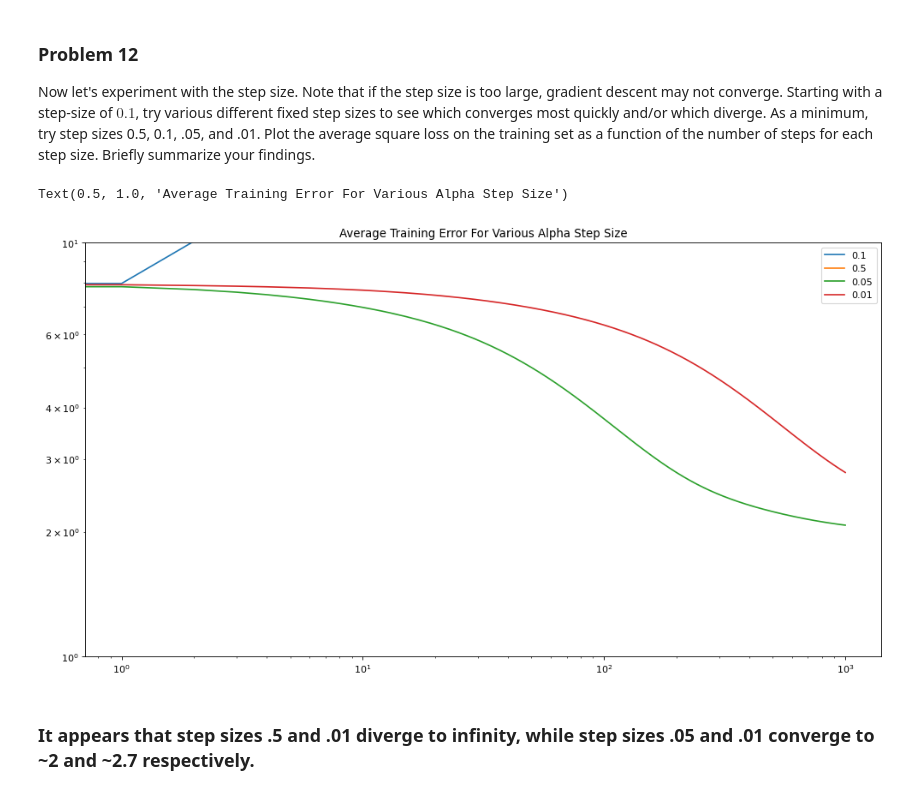
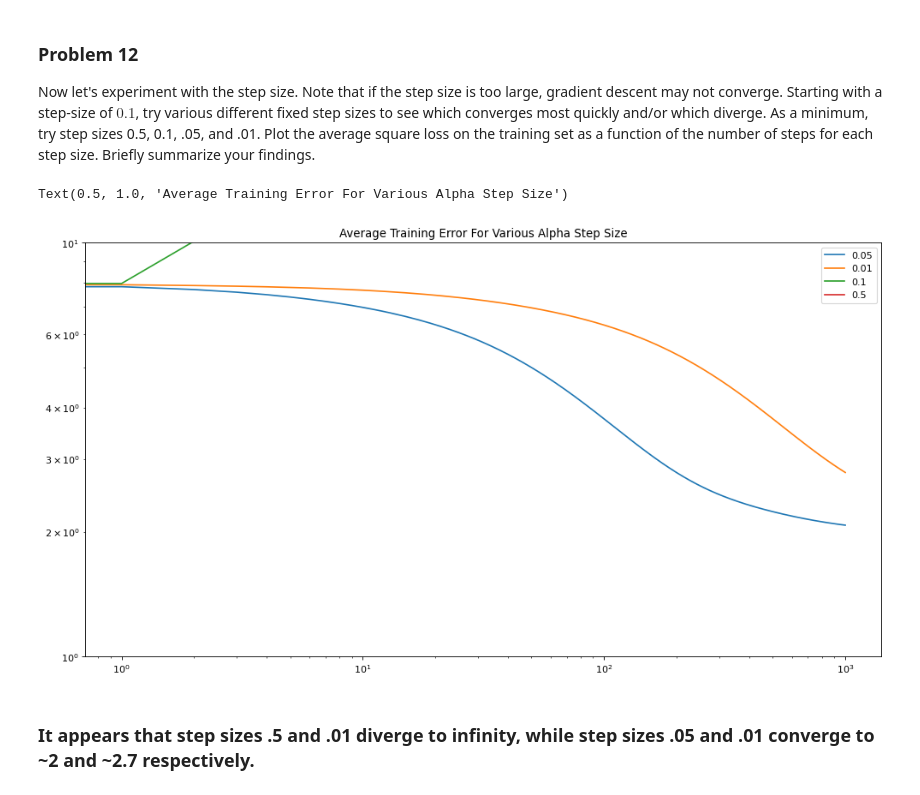
Before and after one commit to nyu-big-data/ds-masters, a Jupyter notebook: Spring-Term-2021/1003-Machine-Learning/Homework/HW-2/HW 2 Notebook.ipynb, the cells around one changed output. Cells and saved outputs as stored; diff of their text form; code cells hidden in the pictures.

```diff
--- a/Spring-Term-2021/1003-Machine-Learning/Homework/HW-2/HW 2 Notebook.ipynb
+++ b/Spring-Term-2021/1003-Machine-Learning/Homework/HW-2/HW 2 Notebook.ipynb
@@ -297,19 +258,26 @@ theta_hist_0_0_5, loss_hist_0_0_5 = batch_grad_descent(x_train,y_train, alpha=.0
+# %%
+alphas = [.05,.01,.1,.5]
+alpha_theta_hist_dict, alpha_loss_hist_dict = {}, {}
+for a in alphas:
+    alpha_theta_hist_dict[a] = []
+    alpha_loss_hist_dict[a] = []
+
+for a in alphas:
+    alpha_theta_hist_dict[a], alpha_loss_hist_dict[a] = batch_grad_descent(x_train,y_train, alpha=a)
 # %%
 #Generate helper variable for x-axis
 x = list(range(1001))
 #Begin plotting
 plt.figure(figsize=(15, 8), dpi=80)
-plt.plot(x,loss_hist_0_1, label='0.1')
-plt.plot(x,loss_hist_0_5, label='0.5')
-plt.plot(x,loss_hist_0_0_5,label='0.05')
-plt.plot(x,loss_hist_0_0_1,label='0.01')
+for alpha in alphas:
+    plt.plot(x,alpha_loss_hist_dict[alpha], label=alpha)
 plt.yscale('log')
 plt.xscale('log')
 plt.legend()
 plt.title("Average Training Error For Various Alpha Step Size")
 # %% [output]
 Text(0.5, 1.0, 'Average Training Error For Various Alpha Step Size')
-[figure, old version]
+[figure, new version]
 # %% [markdown]
 ### It appears that step sizes .5 and .01 diverge to infinity, while step sizes .05 and .01 converge to ~2 and ~2.7 respectively.
 # %% [markdown]
```
Also changed, not shown: parts of 41 cells of this notebook, 20 other files.
